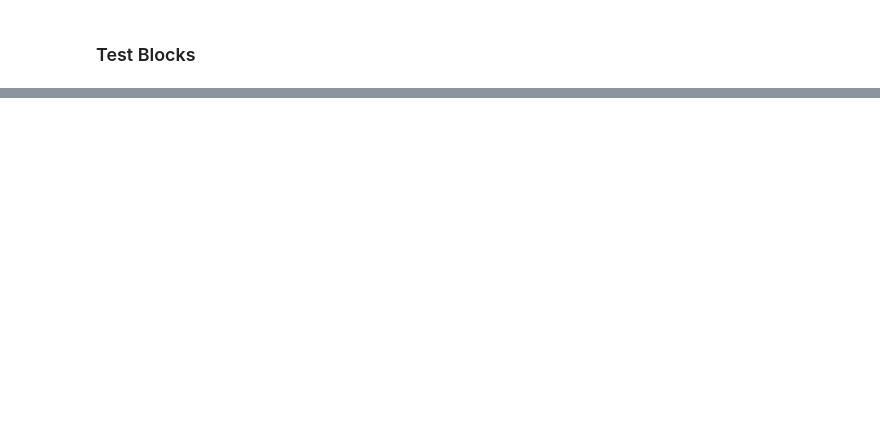
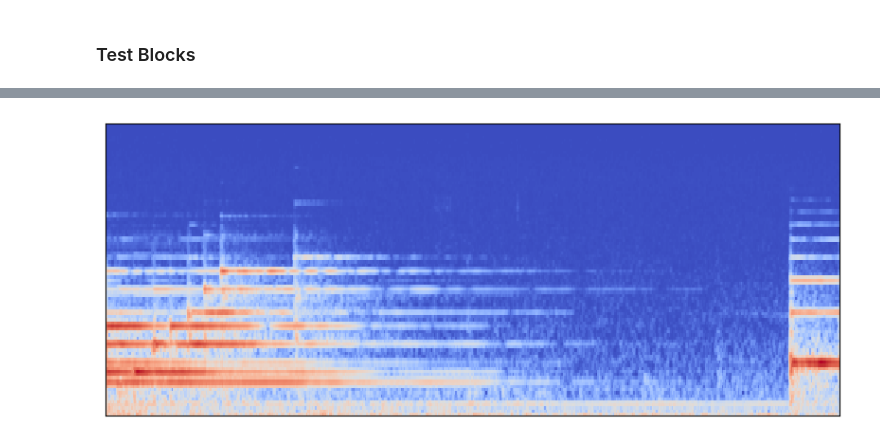
Before and after one commit to FinianLandes/MA_Diffusion, a Jupyter notebook: MainScripts/Preprocessing.ipynb, the cells around one changed output, grey strips where cells are left out. Saved outputs shown, nothing was run; the diff lists cells and outputs as text; code cells hidden in the pictures; blank space fills up the shorter version.

```diff
--- a/MainScripts/Preprocessing.ipynb
+++ b/MainScripts/Preprocessing.ipynb
@@ -148,0 +111,3 @@ plt.imshow(spec, cmap = "PuRd", origin="lower")
+# %%
+training_data_name: str = "training_maestro_mel"
+file: ndarray = load_training_data(path_to_remote_path("{}/{}".format(conf["paths"].data_path, training_data_name + ".npy"), remote_kernel))
@@ -148,0 +116,4 @@ plt.imshow(spec, cmap = "PuRd", origin="lower")
+# %%
+visualize_spectrogram(file[789], 32000, 1024)
+# %% [output]
+[figure, added]
```
Also changed, not shown: parts of 13 cells of this notebook, 16 other files.
